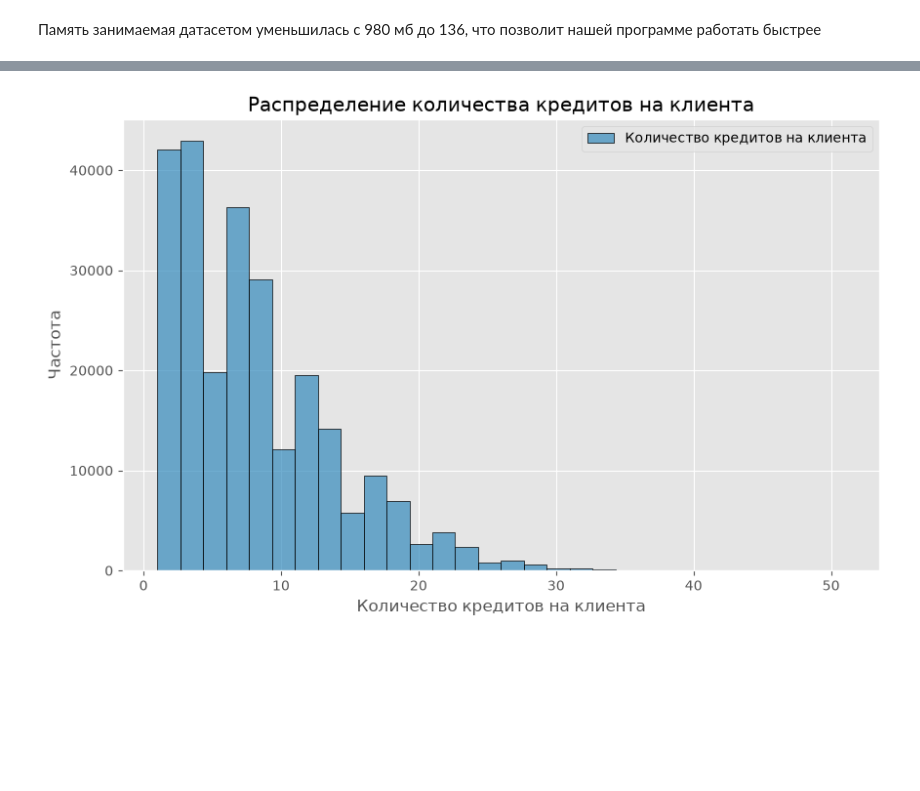
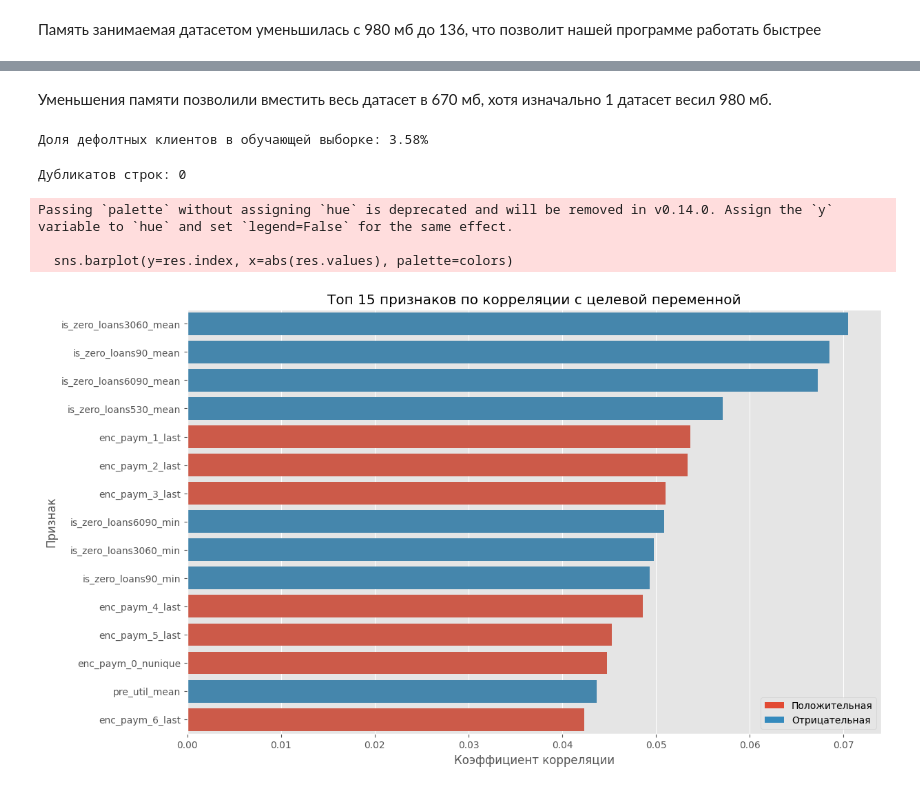
Before and after one commit to vitiatia/ML-Scorring, a Jupyter notebook: notebooks/eda.ipynb, the cells around one changed output, grey strips where cells are left out. Saved outputs shown, nothing was run; the diff lists cells and outputs as text; code cells hidden in the pictures; blank space fills up the shorter version.

```diff
--- a/notebooks/eda.ipynb
+++ b/notebooks/eda.ipynb
@@ -146,12 +140,48 @@ print(f'Доля дефолтных клиентов в обучающей вы
-# %%
-data = df0.groupby('id')['rn'].max()
-
-plt.figure(figsize=(10, 6))
-sns.histplot(data, bins=30, color='C1', alpha=0.7, edgecolor='black', label='Количество кредитов на клиента')
-plt.xlabel('Количество кредитов на клиента')
-plt.ylabel('Частота')
-plt.title('Распределение количества кредитов на клиента')
-plt.legend()
-plt.show()
-# %% [output]
-[figure, removed]
+# %%
+import os
+import sys
+sys.path.append(os.path.abspath('..'))
+
+from src.learning.data import get_data
+
+df = get_data()
+df.info()
+# %% [markdown]
+Уменьшения памяти позволили вместить весь датасет в 670 мб, хотя изначально 1 датасет весил 980 мб.
+# %%
+defalt_customers_count = df['flag'].sum() / len(df)  # Доля дефолтных клиентов в обучающей выборке
+print(f'Доля дефолтных клиентов в обучающей выборке: {defalt_customers_count:.2%}')
+# %% [output]
+Доля дефолтных клиентов в обучающей выборке: 3.58%
+# %%
+print(f"Дубликатов строк: {df.duplicated().sum()}")
+# %% [output]
+Дубликатов строк: 0
+# %%
+from matplotlib.patches import Patch
+
+features = df.drop(columns=['id', 'flag'], errors='ignore')
+correlations = features.corrwith(df['flag'])
+top_correlations = correlations.abs().sort_values(ascending=False)
+res = correlations.loc[top_correlations.index].head(15)
+
+plt.figure(figsize=(13, 8))
+
+colors = {name: 'C0' if val > 0 else 'C1' for name, val in res.items()}
+
+sns.barplot(y=res.index, x=abs(res.values), palette=colors)
+
+legend_elements = [Patch(facecolor='C0', label='Положительная'),
+                   Patch(facecolor='C1', label='Отрицательная')]
+plt.legend(handles=legend_elements, loc='lower right')
+
+plt.xlabel('Коэффициент корреляции')
+plt.ylabel('Признак')
+plt.title('Топ 15 признаков по корреляции с целевой переменной')
+plt.axvline(x=0, color='black', linestyle='-', linewidth=0.5)
+plt.show()
+# %% [output]
+Passing `palette` without assigning `hue` is deprecated and will be removed in v0.14.0. Assign the `y` variable to `hue` and set `legend=False` for the same effect.
+
+  sns.barplot(y=res.index, x=abs(res.values), palette=colors)
+[figure, added]
```
Also changed, not shown: parts of 3 cells of this notebook, 1 other file.
